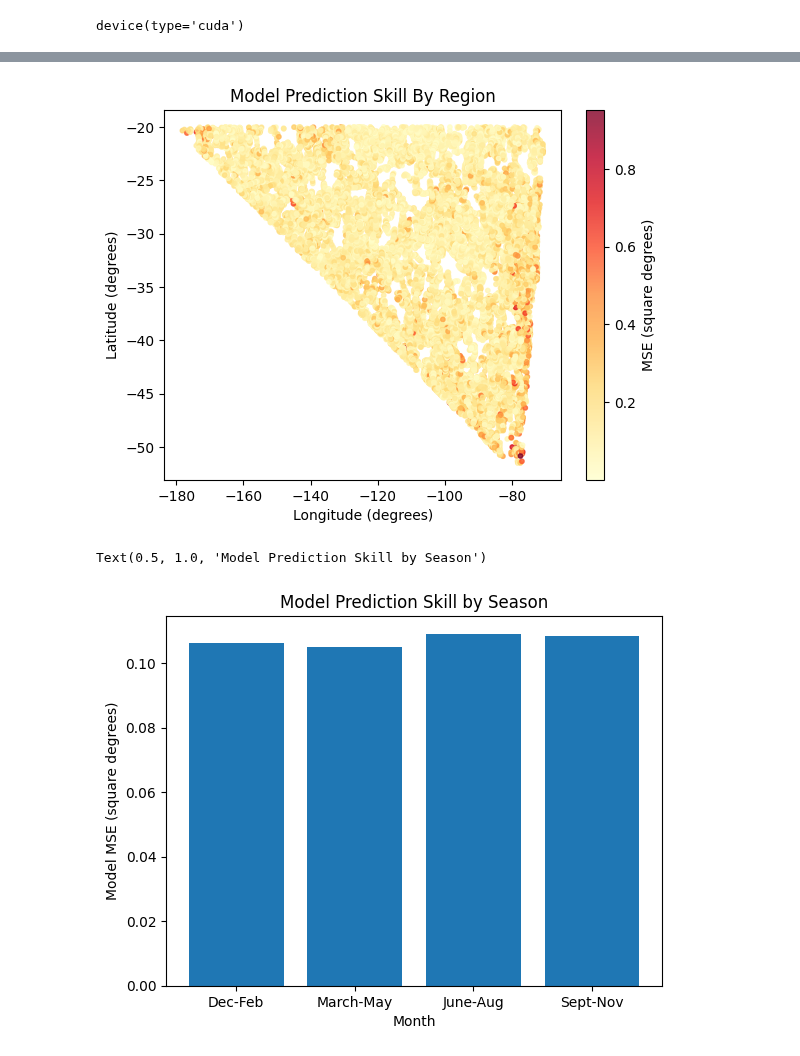
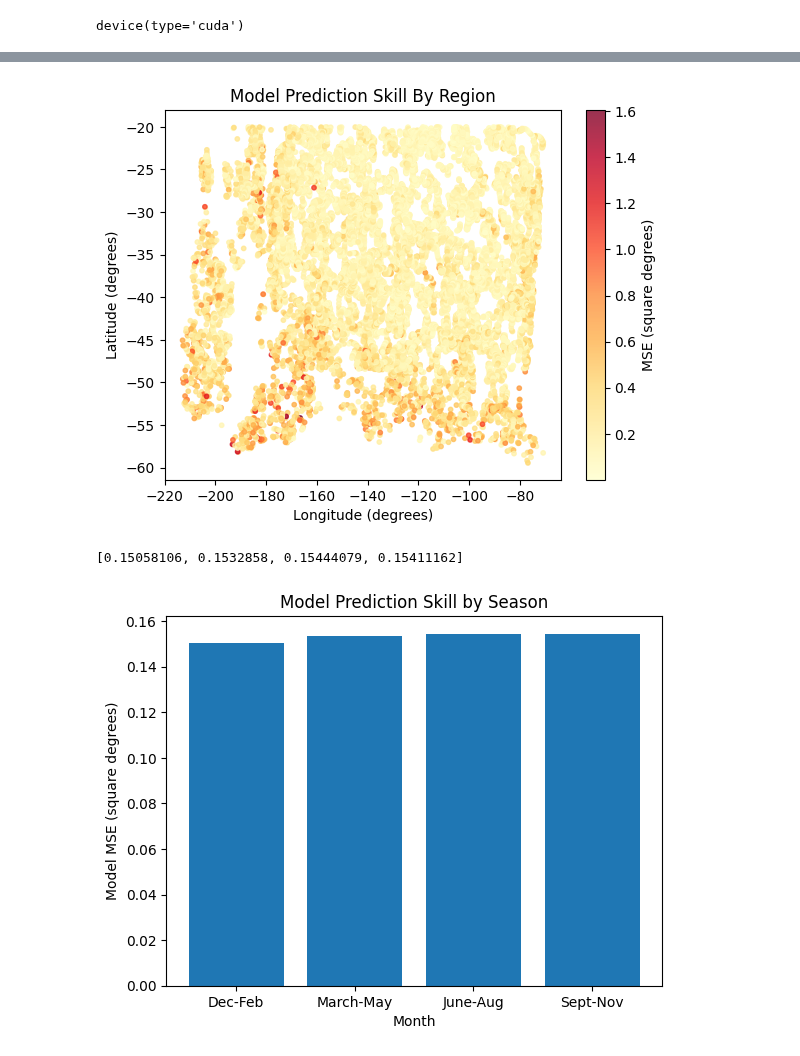
Before and after one commit to kalkulator413/argo_nn, a Jupyter notebook: train.ipynb, the cells around one changed output, grey strips where cells are left out. Saved outputs shown, nothing was run; the diff lists cells and outputs as text; code cells hidden in the pictures.

```diff
--- a/train.ipynb
+++ b/train.ipynb
@@ -12,7 +12,7 @@ device
 device(type='cuda')
 # %%
 # complete = pd.read_csv('EOF_Bath_SPacific.csv')
-complete = pd.read_csv('/kaggle/input/argo-nn-spacific/SPacific.csv')
+complete = pd.read_csv('/kaggle/input/spacific2/Full_SPacific2.csv')
 complete
 # %% [output]
 |  | Unnamed: 0 | folderidx | float | profileidx | year | month | day | lat | lon | nlat | ... |
@@ -51,6 +51,8 @@ complete.head(50)
 50 rows × 60 columns
 # %%
 data = complete
+data = data.assign(total_disp=np.sqrt(dx**2 + dy**2))
+data = data[data.get('total_disp') < 1]
 # find correlation between prev_dx and dx
 prev_dx = data.get('prev_dx')
 dx = data.get('dx')
@@ -341,35 +343,37 @@ for i in range(just_one.shape[0]):
 # %%
 Y2 = final[['dy', 'dx']].to_numpy()
 X2 = final.drop(columns=['dy', 'dx']).to_numpy()
 X2 = torch.tensor(X2).float().to(device)
 Y2 = torch.tensor(Y2).float()
 preds = model(X2).cpu()
 lat_errs = np.abs(preds.detach()[:, 0] - Y2.detach()[:, 0])
 lon_errs = np.abs(preds.detach()[:, 1] - Y2.detach()[:, 1])
 total_err = np.sqrt(lat_errs**2 + lon_errs**2)
 total_err
-lons = complete[['lon']]
-lats = complete[['lat']]
+lons = data.get('lon')
+lons = [x if x < 0 else x-360 for x in lons]
+lats = data.get('lat')
 plt.scatter(lons, lats, c=total_err, s=10, cmap='YlOrRd', alpha=.8)
 plt.title('Model Prediction Skill By Region')
 plt.xlabel('Longitude (degrees)')
 plt.ylabel('Latitude (degrees)')
 plt.colorbar(label='MSE (square degrees)')
 plt.show()
 # %% [output]
-[figure, old version]
+[figure, new version]
 # %%
-complete = complete.assign(errs=total_err)
-dec_feb = complete[(complete.get('month') == 12) | (complete.get('month') <= 2)]
-march_may = complete[(complete.get('month') >= 3) & (complete.get('month') <= 5)]
-june_aug = complete[(complete.get('month') >= 6) & (complete.get('month') <= 8)]
-sept_nov = complete[(complete.get('month') >= 9) & (complete.get('month') <= 11)]
-by_season = [np.mean(dec_feb[['errs']]), np.mean(march_may[['errs']]), np.mean(june_aug[['errs']]), np.mean(sept_nov[['errs']])]
-by_season
+data = data.assign(errs=total_err)
+dec_feb = data[(data.get('month') == 12) | (data.get('month') <= 2)]
+march_may = data[(data.get('month') >= 3) & (data.get('month') <= 5)]
+june_aug = data[(data.get('month') >= 6) & (data.get('month') <= 8)]
+sept_nov = data[(data.get('month') >= 9) & (data.get('month') <= 11)]
+by_season = [np.mean(dec_feb.get('errs')), np.mean(march_may.get('errs')), np.mean(june_aug.get('errs')), np.mean(sept_nov.get('errs'))]
+print(by_season)
 plt.bar(['Dec-Feb', 'March-May', 'June-Aug', 'Sept-Nov'], by_season)
 plt.ylabel('Model MSE (square degrees)')
 plt.xlabel('Month')
 plt.title('Model Prediction Skill by Season')
+plt.show()
 # %% [output]
-Text(0.5, 1.0, 'Model Prediction Skill by Season')
+[0.15058106, 0.1532858, 0.15444079, 0.15411162]
-[figure, old version]
+[figure, new version]
```
Also changed, not shown: parts of 11 cells of this notebook, 6 other files.
